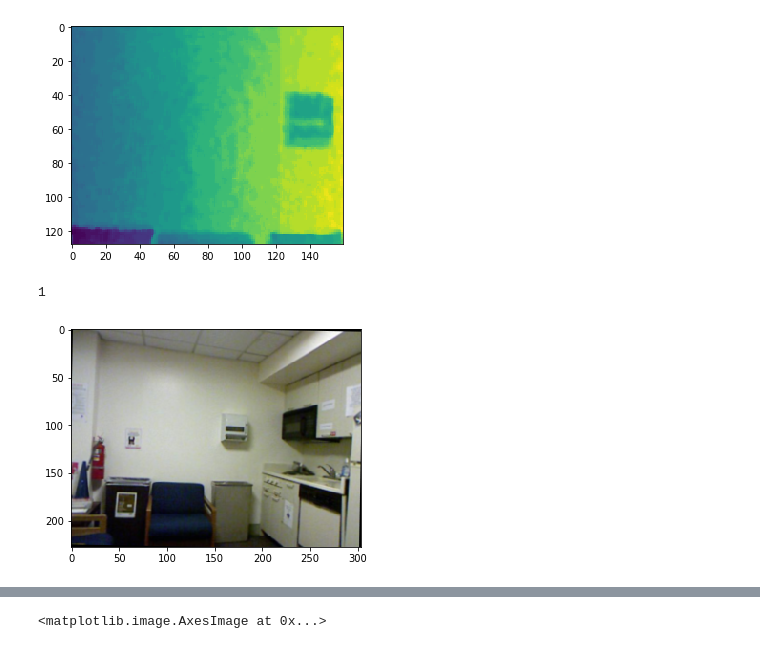
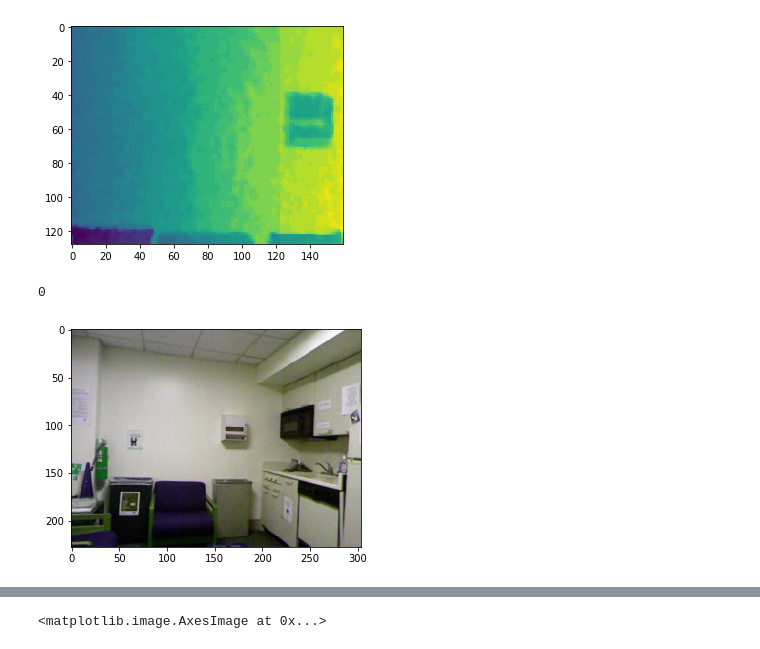
Before and after one commit to JeshDev/FCRN-DepthPrediction, a Jupyter notebook: Pre-processing.ipynb, the cells around one changed output, grey strips where cells are left out. Saved outputs shown, nothing was run; the diff lists cells and outputs as text; code cells hidden in the pictures.

```diff
--- a/Pre-processing.ipynb
+++ b/Pre-processing.ipynb
@@ -39,9 +50,7 @@ img__.size
 # %% [output]
 (640, 480)
 # %%
-from PIL import ImageOps
-
-border = (16, 16, 16, 16) # left, up, right, bottom
+border = (8, 6, 8, 6) # left, up, right, bottom
 cropped_img = ImageOps.crop(img__, border)
 
 plt.imshow(np.asarray(cropped_img))
@@ -357,24 +551,26 @@ plt.imshow(rescaled_dpth)
 <matplotlib.image.AxesImage at 0x...>
 [figure]
 # %%
-import imgaug.augmenters as iaa
-import imgaug as ia
-
 angle = np.random.randint(-10,10)
 print(angle)
 rotate = iaa.Affine(rotate=angle)
 rotated_img = rotate.augment_image(np.asarray(resized_img))
 rotated_dpth = rotate.augment_image(np.asarray(resized_dpth))
-plt.imshow(rotated_img)
+#plt.imshow(rotated_img)
 
 colorjitter = iaa.AddToHueAndSaturation((-60, 60))
 enhanced_img = colorjitter.augment_image(np.asarray(resized_img))
 #plt.imshow(enhanced_img)
 
+#swapcolor = iaa.ChangeColorspace(from_colorspace="RGB", to_colorspace="GRB")
+swapped_img =  np.asarray(resized_img)[..., [1, 0, 2]] #swapcolor.augment_image(np.asarray(resized_img))
+plt.imshow(swapped_img)
+
+
 flp = iaa.VerticalFlip(0.5)
 flipped_img = flp.augment_image(np.asarray(resized_img))
 flipped_dpth = flp.augment_image(np.asarray(resized_dpth))
 #plt.imshow(flipped_img)
 # %% [output]
-1
+0
-[figure, old version]
+[figure, new version]
```
Also changed, not shown: parts of 31 cells of this notebook, 9 other files.
